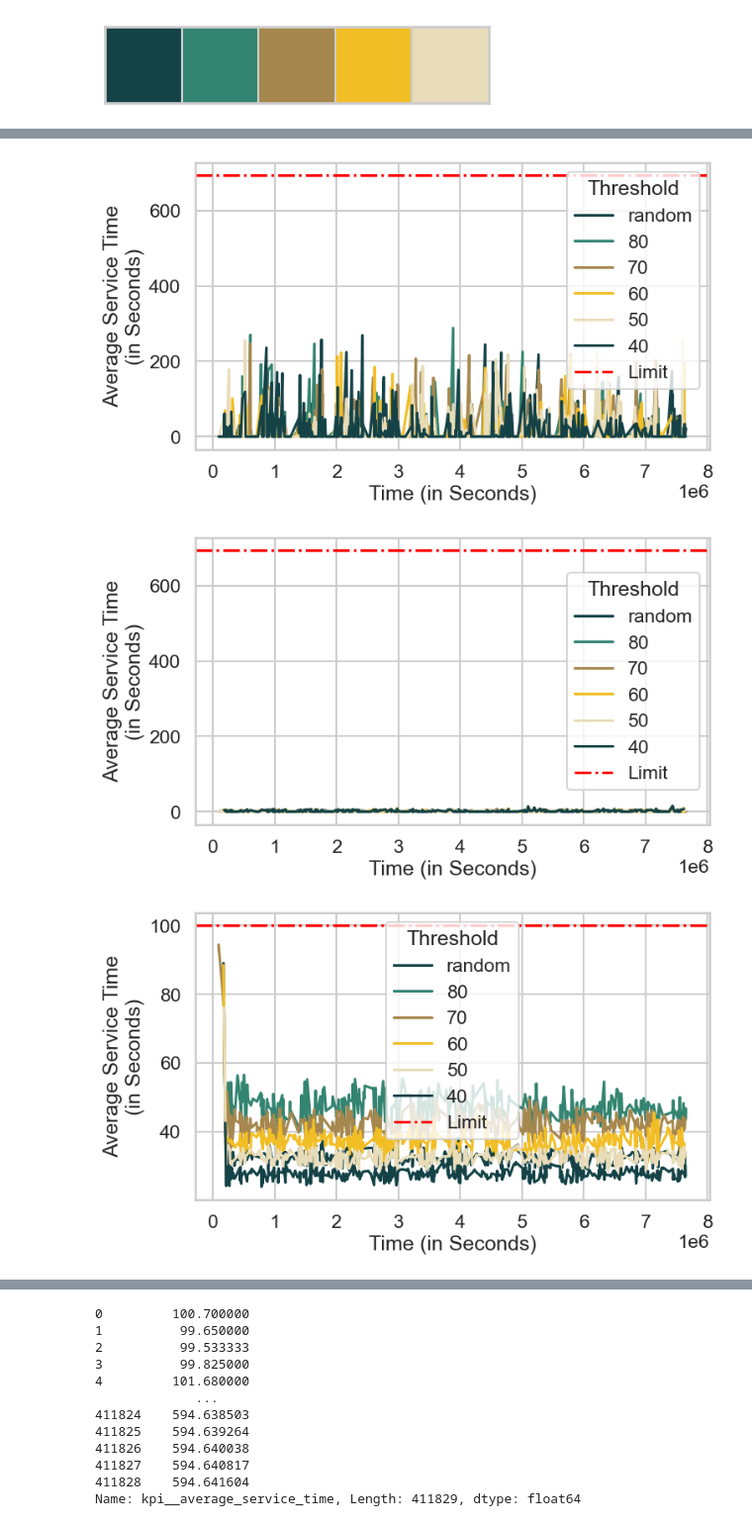
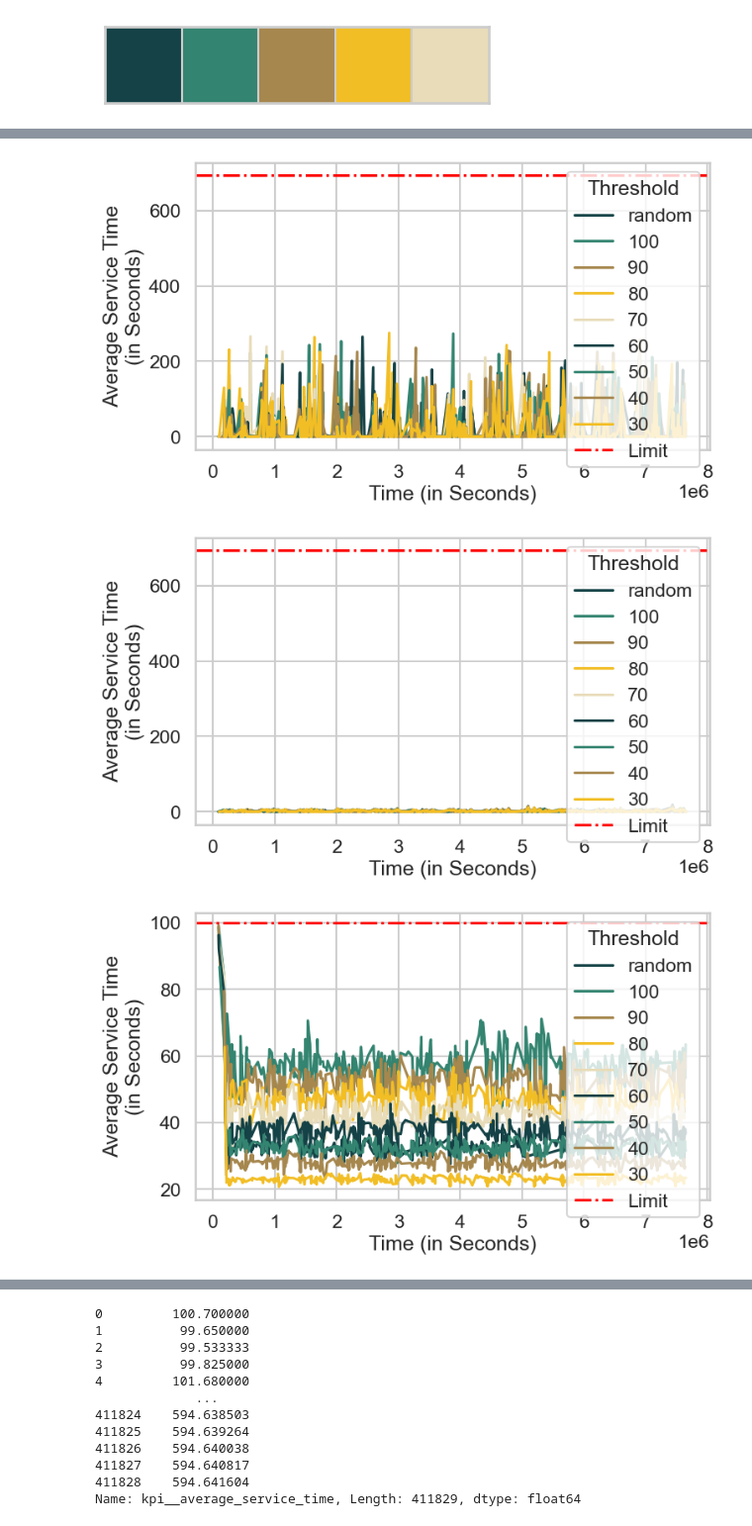
Before and after one commit to j4n1k/slapstack-battery-management, a Jupyter notebook: experiments/experiment_evaluation.ipynb, the cells around one changed output, grey strips where cells are left out. Shown at 99% size. Saved outputs shown, nothing was run; the diff lists cells and outputs as text; code cells hidden in the pictures.

```diff
--- a/experiments/experiment_evaluation.ipynb
+++ b/experiments/experiment_evaluation.ipynb
@@ -214,7 +216,7 @@ def load_storage_strategy_dataframe(data_root):
     return strategy_df
 
 dfs_d = dict({})
-for th in [40, 50, 60, 70, 80, "random"]:
+for th in [30, 40, 50, 60, 70, 80, 90, 100, "random"]:
     dfs_d[th] = []
     for shortname in ["COL", "AOPF5"]:
         df = load_storage_strategy_dataframe(
@@ -278,7 +279,7 @@ def plot_constraints(indicator, limit):
     xlim = 0
     for th in reversed(list(dfs_d.keys())):
         for df in dfs_d[th]:
-            if df.strategy_name[0] == "COL":
+            if df.strategy_name[0] == "AOPF5":
                 df_parametrization_check = deepcopy(df)
                 samples = df_parametrization_check.sample(min(500,df_parametrization_check.shape[0]))
                 #if n_agv == 7:
@@ -309,6 +310,6 @@ plot_constraints('avg_battery_level', limit=100)
-[figure, old version]
+[figure, new version]
-[figure, old version]
+[figure, new version]
-[figure, old version]
+[figure, new version]
 # %%
 dfs_d[50][1]["kpi__average_service_time"][:-1]
 # %% [output]
```
Also changed, not shown: parts of 7 cells of this notebook, 51 other files.
